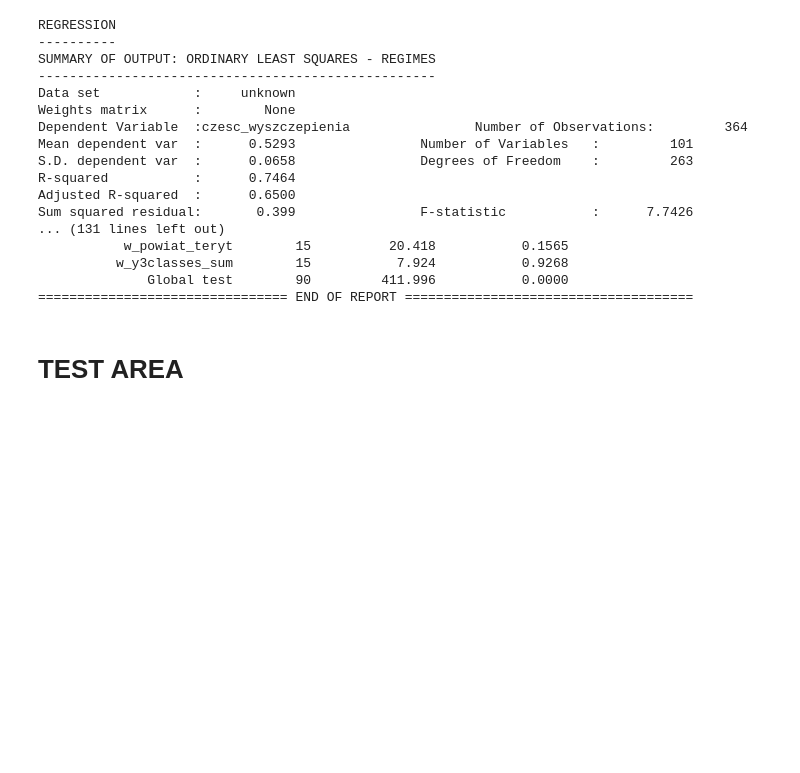
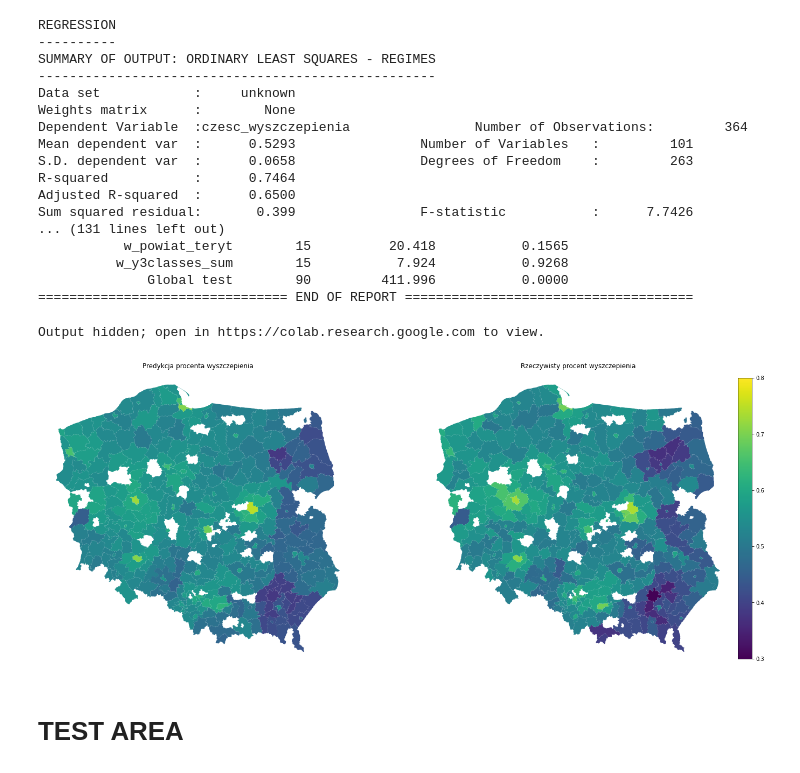
Before and after one commit to Krukrukk/stance_detection_geotwitter, a Jupyter notebook: ConcatAMCwithVacc.ipynb, the cells around one changed output. Saved outputs shown, nothing was run; the diff lists cells and outputs as text; code cells hidden in the pictures; blank space fills up the shorter version.

Commit message:
Dodanie informacji o predykcji

```diff
--- a/ConcatAMCwithVacc.ipynb
+++ b/ConcatAMCwithVacc.ipynb
@@ -455,5 +487,75 @@ Sum squared residual:       0.399                F-statistic           :      7.
           w_y3classes_sum        15           7.924           0.9268
               Global test        90         411.996           0.0000
 ================================ END OF REPORT =====================================
+# %%
+import contextily as cx
+import matplotlib.cm as cm
+import matplotlib
+
+f, ax = plt.subplots(1, figsize=(25, 25))
+# Re-weight W to 20 nearest neighbors
+knn.reweight(k=20, inplace=True)
+# Row standardise weights
+knn.transform = 'R'
+# Run LISA on residuals
+outliers = esda.moran.Moran_Local(m7.u, knn, permutations=9999)
+# Select only LISA cluster cores
+error_clusters = (outliers.q % 2 == 1)
+# Filter out non-significant clusters
+error_clusters &= (outliers.p_sim <= .001)
+# Add `error_clusters` and `local_I` columns
+
+temp = full_df_amc.assign(
+    error_clusters=error_clusters,
+    local_I=outliers.Is
+    # Retain error clusters only
+).query(
+    "error_clusters"
+    # Sort by I value to largest plot on top
+).sort_values(
+    'local_I'
+    # Plot I values
+).to_crs("EPSG:3395")
+
+temp.plot(
+    'local_I', cmap='bwr', marker='.', ax=ax, linewidth=0.2, edgecolor='k', alpha=0.7
+)
+
+full_df_amc[['latitude', 'longitude', 'geometry', 'powiat_nazwa']]\
+  .drop_duplicates()\
+  .to_crs("EPSG:3395")\
+  .plot(edgecolor='k', facecolor="none", linewidth=0.2, alpha=0.5, ax=ax)
+
+# Add basemap
+contextily.add_basemap(ax, crs=temp.crs, source=cx.providers.CartoDB.Voyager)
+#Add colorbar
+# norm = matplotlib.colors.Normalize(vmin=temp.local_I.min(), vmax=temp.local_I.max())
+# cmap = cm.bwr
+# sm = cm.ScalarMappable(norm=norm, cmap=cmap)
+# cb = f.colorbar(sm, ax=ax, orientation='horizontal', pad=0.01, shrink=0.85)
+# Remove axes
+ax.set_axis_off()
+# %% [output]
+Output hidden; open in https://colab.research.google.com to view.
+# %%
+full_df_amc['predy'] = m7.predy
+# %%
+f, (ax1,ax2) = plt.subplots(1,2, figsize=(25, 12), gridspec_kw={'width_ratios': [1, 1.19]})
+
+full_df_amc.to_crs("EPSG:3395").plot('predy', ax=ax1, cmap='viridis', vmin=0.3, vmax=0.8)
+full_df_amc.to_crs("EPSG:3395").plot('czesc_wyszczepienia', ax=ax2, cmap='viridis', vmin=0.3, vmax=0.8)
+
+ax1.set_axis_off()
+ax2.set_axis_off()
+
+ax1.set_title('Predykcja procentu wyszczepienia')
+ax2.set_title('Rzeczywisty procent wyszczepienia')
+
+norm = matplotlib.colors.Normalize(vmin=0.3, vmax=0.8)
+cmap = cm.viridis
+sm = cm.ScalarMappable(norm=norm, cmap=cmap)
+cb = f.colorbar(sm, ax=ax2, orientation='vertical', pad=0.01, shrink=0.8)
+# %% [output]
+[figure, added]
 # %% [markdown]
 # TEST AREA
```
Also changed, not shown: parts of 14 cells of this notebook, 3 other files.
